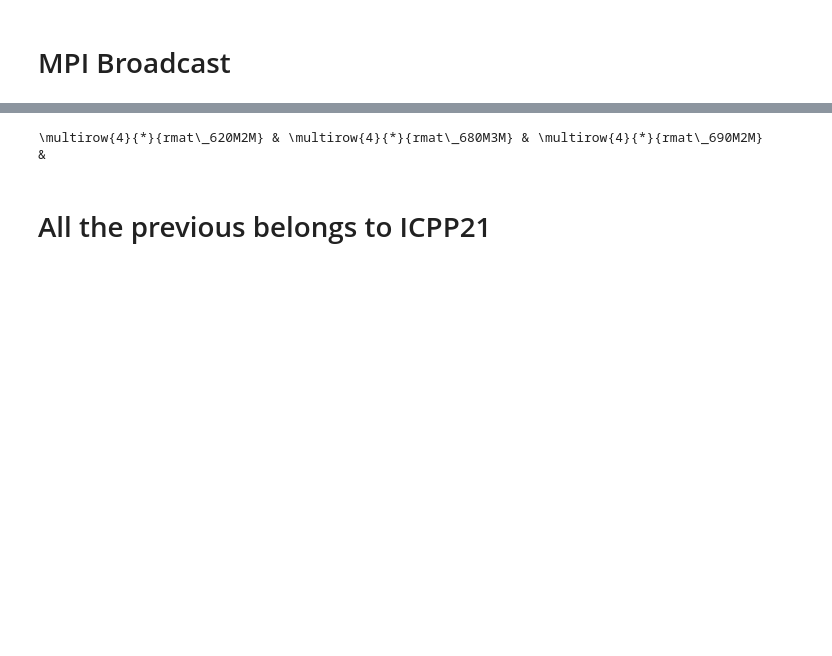
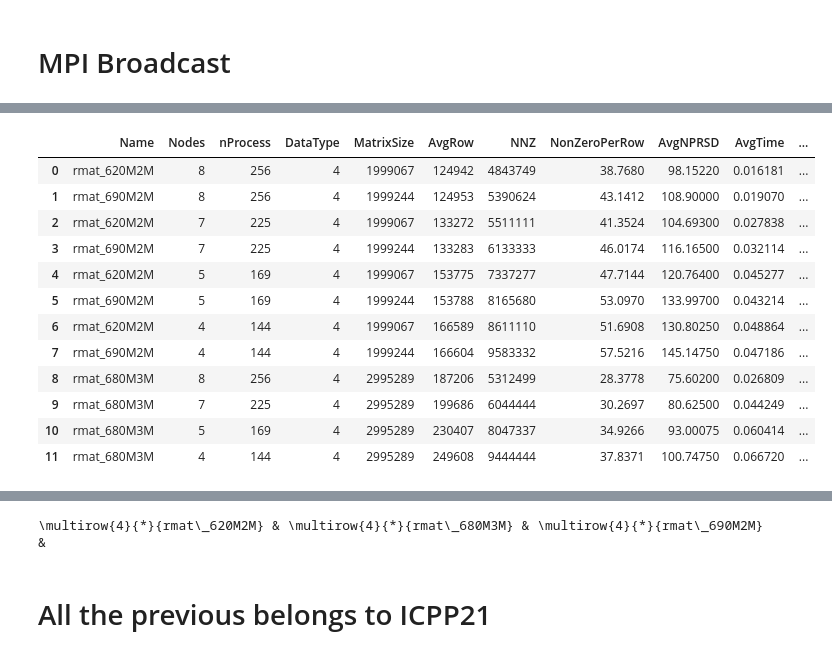
Before and after one commit to marufdsi/ConferencePapers, a Jupyter notebook: ICPP2021/SpMV Plots for R-Mat Matrices.ipynb, the cells around one changed output, grey strips where cells are left out. Saved outputs shown, nothing was run; the diff lists cells and outputs as text; code cells hidden in the pictures; blank space fills up the shorter version.

```diff
--- a/ICPP2021/SpMV Plots for R-Mat Matrices.ipynb
+++ b/ICPP2021/SpMV Plots for R-Mat Matrices.ipynb
@@ -1710,7 +1738,7 @@ rmat_csr_2d_test
 # %%
 skylake_res = pd.read_csv("../../STREAM/Results/SKYLAKE.csv")
 
-_min_range = min(rmat_csr_2d_test["SeqSize"])
+_min_range = 10000000 #min(rmat_csr_2d_test["SeqSize"])
 _max_range = max(rmat_csr_2d_test["SeqSize"])
 
 dp_copy = skylake_res[(skylake_res["Operation"] == "Copy") & (skylake_res["DataType"] == 4)].sort_values(by="Size").reset_index()
@@ -1726,13 +1754,13 @@ dp_random_copy = dp_random_copy.groupby("Size").mean().reset_index().sort_values
 _bandwidth = dp_copy["Bandwidth_MBS"].mean() * 1.0E06
 _random_bandwidth = dp_random_copy["Bandwidth_MBS"].mean() * 1.0E06
 
-csr_2d_matmul_pred = rmat_csr_2d_test
-csr_2d_matmul_pred["SeqLatency"] = rmat_csr_2d_test["SeqSize"] /(_bandwidth)
-csr_2d_matmul_pred["RandomLatency"] = rmat_csr_2d_test["RandomSize"] /(_random_bandwidth)
-csr_2d_matmul_pred["PredictedTime"] = csr_2d_matmul_pred["SeqLatency"] + csr_2d_matmul_pred["RandomLatency"]
-csr_2d_matmul_pred["Error"] = ((csr_2d_test["AvgMatmulTime"] - csr_2d_matmul_pred["PredictedTime"])/csr_2d_test["AvgMatmulTime"])*100
-csr_2d_matmul_pred = csr_2d_matmul_pred.sort_values(by=["Name", "nProcess"]).reset_index(drop=True)
-for i,r in csr_2d_matmul_pred.iterrows():
+rmat_csr_2d_matmul_pred = rmat_csr_2d_test
+rmat_csr_2d_matmul_pred["SeqLatency"] = rmat_csr_2d_test["SeqSize"] /(_bandwidth)
+rmat_csr_2d_matmul_pred["RandomLatency"] = rmat_csr_2d_test["RandomSize"] /(_random_bandwidth)
+rmat_csr_2d_matmul_pred["PredictedTime"] = rmat_csr_2d_matmul_pred["SeqLatency"] + rmat_csr_2d_matmul_pred["RandomLatency"]
+rmat_csr_2d_matmul_pred["Error"] = ((rmat_csr_2d_matmul_pred["AvgMatmulTime"] - rmat_csr_2d_matmul_pred["PredictedTime"])/rmat_csr_2d_matmul_pred["AvgMatmulTime"])*100
+rmat_csr_2d_matmul_pred = rmat_csr_2d_matmul_pred.sort_values(by=["Name", "nProcess"]).reset_index(drop=True)
+for i,r in rmat_csr_2d_matmul_pred.iterrows():
     print(r["Name"], " & ", r["Nodes"], " & ", r["nProcess"], " & ", '{0:,.2E}'.format(r["AvgMatmulTime"]), " & ", '{0:,.2E}'.format(r["PredictedTime"]), " & ", '{0:,.1f}'.format(abs(r["Error"])), " \\\\ \hline")
 
-print("Max error: ", abs(csr_2d_matmul_pred["Error"]).max(), " Avg Error: ", abs(csr_2d_matmul_pred["Error"]).mean())
+print("Max error: ", abs(rmat_csr_2d_matmul_pred["Error"]).max(), " Avg Error: ", abs(rmat_csr_2d_matmul_pred["Error"]).mean())
@@ -1819,0 +2182,64 @@ print("max error: ", csr_dyn_2d_bcast_pred["Error"].max(), " avg error: ", csr_d
+# %%
+rmat_coo_2d_test = rmat_coo_2d[rmat_coo_2d["Name"].isin(rmat_test_matrices)].reset_index(drop=True)
+rmat_coo_2d_test["AvgTime"] = rmat_coo_2d_test["AvgTime"]/1000
+rmat_coo_2d_test["AvgBcastTime"] = rmat_coo_2d_test["AvgBcastTime"]/1000
+rmat_coo_2d_test["AvgMatmulTime"] = rmat_coo_2d_test["AvgMatmulTime"]/1000
+rmat_coo_2d_test["AvgReduceTime"] = rmat_coo_2d_test["AvgReduceTime"]/1000
+rmat_coo_2d_test["Size"] = 36*(12*rmat_coo_2d_test["NNZ"])
+rmat_coo_2d_test["BcastSize"] = 4*rmat_coo_2d_test["AvgRow"]
+rmat_coo_2d_test["ReduceSize"] = 4*rmat_coo_2d_test["AvgRow"]
+# coo_2d_test = coo_2d_test[coo_2d_test["Size"] >= 100000000].reset_index(drop=True).sort_values(by="AvgRow").reset_index(drop=True)
+VEC_WIDTH = 4
+FLOPS_PER_CAL = 2
+FLOP_PER_SEC = 42.84
+rmat_coo_2d_test["TimeForFLOPS"] = (1.0e-9 * rmat_coo_2d_test["NNZ"] * VEC_WIDTH * FLOPS_PER_CAL)/FLOP_PER_SEC
+
+_miss = []
+_hit = []
+_access = []
+
+for i,r in rmat_coo_2d_test.iterrows():
+    col_cache_data = COOTestMatL3Cache[(COOTestMatL3Cache["Array"] == "ColA") & (COOTestMatL3Cache["Matrices"] == r["Name"]) & (COOTestMatL3Cache["Process"] == r["nProcess"])].reset_index(drop=True)
+    row_cache_data = COOTestMatL3Cache[(COOTestMatL3Cache["Array"] == "RowA") & (COOTestMatL3Cache["Matrices"] == r["Name"]) & (COOTestMatL3Cache["Process"] == r["nProcess"])].reset_index(drop=True)
+    _sum_miss = 0
+    _sum_hit = 0
+    _sum_access = 0
+    if col_cache_data.shape[0] <= 0:
+        print("ColA Cache data not available for ", r["Name"], r["nProcess"])
+    else:
+        _sum_miss += col_cache_data["CacheMissPerNode"].iloc[0]*4
+        _sum_hit += col_cache_data["CacheHitPerNode"].iloc[0]*4
+        _sum_access += col_cache_data["CacheAccessPerNode"].iloc[0]*4
+
+    if row_cache_data.shape[0] <= 0:
+        print("RowA Cache data not available for ", r["Name"], r["nProcess"])
+    else:
+        _sum_miss += row_cache_data["CacheMissPerNode"].iloc[0]*4
+        _sum_hit += row_cache_data["CacheHitPerNode"].iloc[0]*4
+        _sum_access += row_cache_data["CacheAccessPerNode"].iloc[0]*4
+
+
+    _miss.append(_sum_miss)
+    _hit.append(_sum_hit)
+    _access.append(_sum_access)
+rmat_coo_2d_test["CacheMissPerNode"] = _miss
+rmat_coo_2d_test["CacheHitPerNode"] = _hit
+rmat_coo_2d_test["CacheAccessPerNode"] = _access
+
+rmat_coo_2d_test["SeqSize"] = rmat_coo_2d_test["Size"] + rmat_coo_2d_test["CacheHitPerNode"]
+rmat_coo_2d_test["RandomSize"] = rmat_coo_2d_test["CacheMissPerNode"]
+rmat_coo_2d_test
+# %% [output]
+|  | Name | Nodes | nProcess | DataType | MatrixSize | AvgRow | NNZ | NonZeroPerRow | AvgNPRSD | AvgTime | ... |
+| 0 | rmat_620M2M | 8 | 256 | 4 | 1999067 | 124942 | 4843749 | 38.7680 | 98.15220 | 0.016181 | ... |
+| 1 | rmat_690M2M | 8 | 256 | 4 | 1999244 | 124953 | 5390624 | 43.1412 | 108.90000 | 0.019070 | ... |
+| 2 | rmat_620M2M | 7 | 225 | 4 | 1999067 | 133272 | 5511111 | 41.3524 | 104.69300 | 0.027838 | ... |
+| 3 | rmat_690M2M | 7 | 225 | 4 | 1999244 | 133283 | 6133333 | 46.0174 | 116.16500 | 0.032114 | ... |
+| 4 | rmat_620M2M | 5 | 169 | 4 | 1999067 | 153775 | 7337277 | 47.7144 | 120.76400 | 0.045277 | ... |
+| 5 | rmat_690M2M | 5 | 169 | 4 | 1999244 | 153788 | 8165680 | 53.0970 | 133.99700 | 0.043214 | ... |
+| 6 | rmat_620M2M | 4 | 144 | 4 | 1999067 | 166589 | 8611110 | 51.6908 | 130.80250 | 0.048864 | ... |
+| 7 | rmat_690M2M | 4 | 144 | 4 | 1999244 | 166604 | 9583332 | 57.5216 | 145.14750 | 0.047186 | ... |
+| 8 | rmat_680M3M | 8 | 256 | 4 | 2995289 | 187206 | 5312499 | 28.3778 | 75.60200 | 0.026809 | ... |
+| 9 | rmat_680M3M | 7 | 225 | 4 | 2995289 | 199686 | 6044444 | 30.2697 | 80.62500 | 0.044249 | ... |
+| 10 | rmat_680M3M | 5 | 169 | 4 | 2995289 | 230407 | 8047337 | 34.9266 | 93.00075 | 0.060414 | ... |
+| 11 | rmat_680M3M | 4 | 144 | 4 | 2995289 | 249608 | 9444444 | 37.8371 | 100.74750 | 0.066720 | ... |
```
Also changed, not shown: parts of 60 cells of this notebook, 2 other files.
